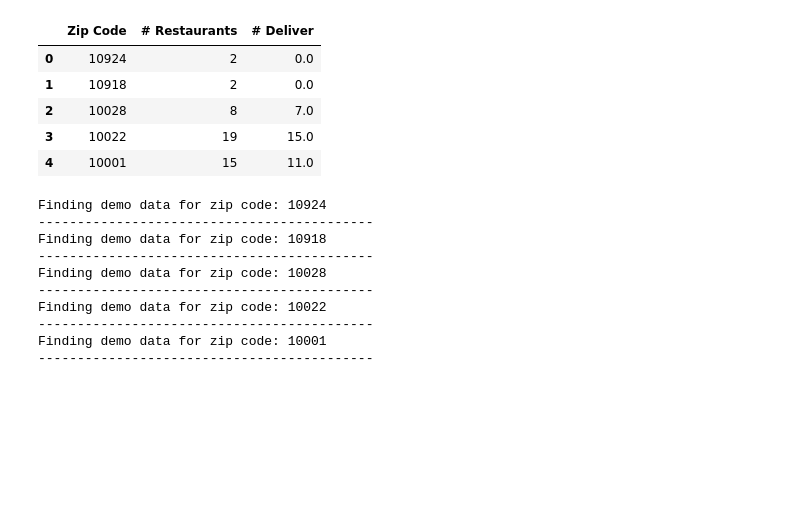
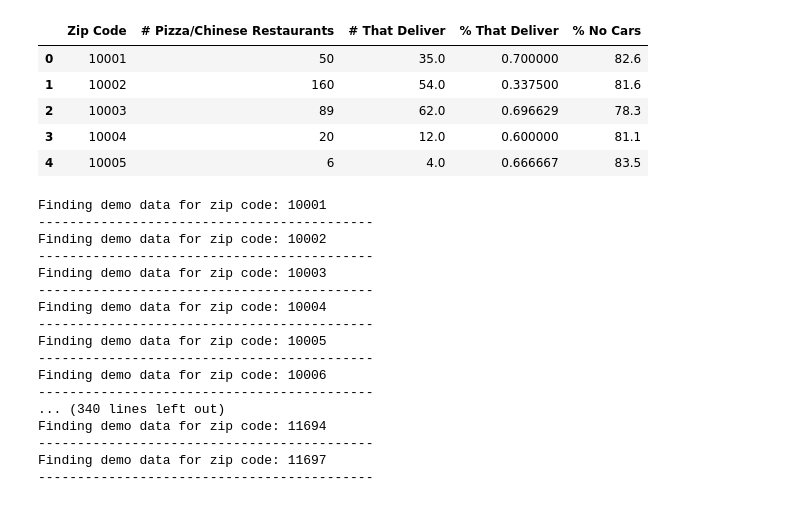
Before and after one commit to Karlasalome/group8-project1, a Jupyter notebook: YelpCaller.ipynb, the cells around one changed output. Drawn from its saved outputs; the diff is of its cells as text; code cells hidden in the pictures; blank space fills up the shorter version.

Commit message:
got Yelp delivery count working

```diff
--- a/YelpCaller.ipynb
+++ b/YelpCaller.ipynb
@@ -16,7 +17,7 @@ HEADERS = {'Authorization': 'bearer %s' % API_KEY}
 # import NY zip codes list from CSV & convert into dataframe
 # note, to test, I'm using an abbreciated version of our zip code list
 
-zipcodes_data = "clean_operational_ny_zips_SHORT.csv"
+zipcodes_data = "clean_nyc_zips.csv"
 zipcodes_df = pd.read_csv(zipcodes_data)
 zipcodes_df.columns = ['Zip Code']
 zipcodes_df.head()
@@ -30,5 +31,5 @@ zipcodes_df.head()
 # %%
 # Add column to hold number of restaurants
-zipcodes_df["# Restaurants"] = ""
+zipcodes_df["# Pizza/Chinese Restaurants"] = ""
 zipcodes_df.head()
 # %% [output]
@@ -101,13 +112,13 @@ Total Results: 65
 # %%
 # print the data frame, which should now include the Chinese restaurant count by zip
-zipcodes_df
+zipcodes_df.head()
 # %% [output]
-|  | Zip Code | # Restaurants | # Deliver |
-| 0 | 10924 | 2 | 0.0 |
-| 1 | 10918 | 2 | 0.0 |
-| 2 | 10028 | 8 | 7.0 |
-| 3 | 10022 | 19 | 15.0 |
-| 4 | 10001 | 15 | 11.0 |
+|  | Zip Code | # Pizza/Chinese Restaurants | # That Deliver | % That Deliver | % No Cars |
+| 0 | 10001 | 50 | 35.0 | 0.700000 | 82.6 |
+| 1 | 10002 | 160 | 54.0 | 0.337500 | 81.6 |
+| 2 | 10003 | 89 | 62.0 | 0.696629 | 78.3 |
+| 3 | 10004 | 20 | 12.0 | 0.600000 | 81.1 |
+| 4 | 10005 | 6 | 4.0 | 0.666667 | 83.5 |
 # %%
 # call to the census api and get info about # without cars
 base_url = "https://api.census.gov/data/2017/acs/acs5/profile"
@@ -118,21 +129,28 @@ for index, row in zipcodes_df.iterrows():
     try:
         print(f"Finding demo data for zip code: {zip}")
         response = requests.get(query_url).json()
-        zipcodes_df.loc[index, "# No Cars"] = response[1][0]
+        zipcodes_df.loc[index, "% No Cars"] = response[1][0]
     except json.decoder.JSONDecodeError:
         print("Missing field/result... skipping.")
     print("-------------------------------------------")
 # %% [output]
-Finding demo data for zip code: 10924
--------------------------------------------
-Finding demo data for zip code: 10918
--------------------------------------------
-Finding demo data for zip code: 10028
--------------------------------------------
-Finding demo data for zip code: 10022
--------------------------------------------
 Finding demo data for zip code: 10001
 -------------------------------------------
+Finding demo data for zip code: 10002
+-------------------------------------------
+Finding demo data for zip code: 10003
+-------------------------------------------
+Finding demo data for zip code: 10004
+-------------------------------------------
+Finding demo data for zip code: 10005
+-------------------------------------------
+Finding demo data for zip code: 10006
+-------------------------------------------
+... (340 lines left out)
+Finding demo data for zip code: 11694
+-------------------------------------------
+Finding demo data for zip code: 11697
+-------------------------------------------
 # %%
 zipcodes_df
 # %% [output]
```
Also changed, not shown: parts of 8 cells of this notebook, 2 other files.
